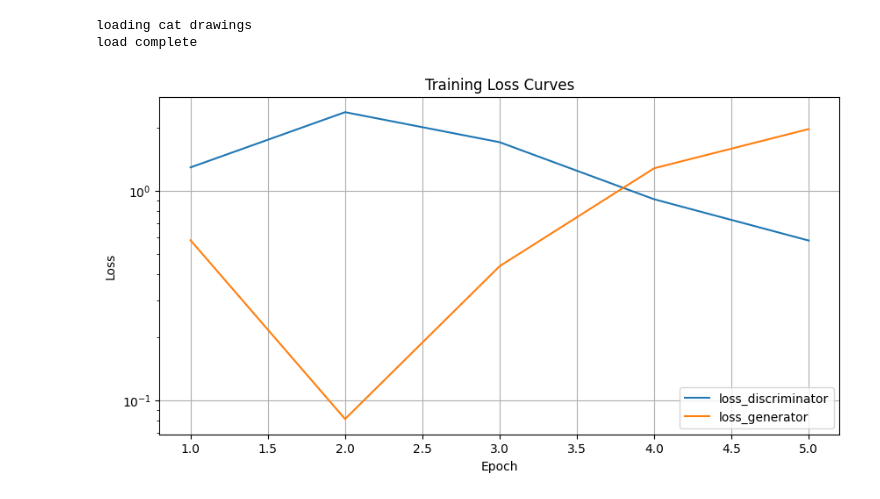
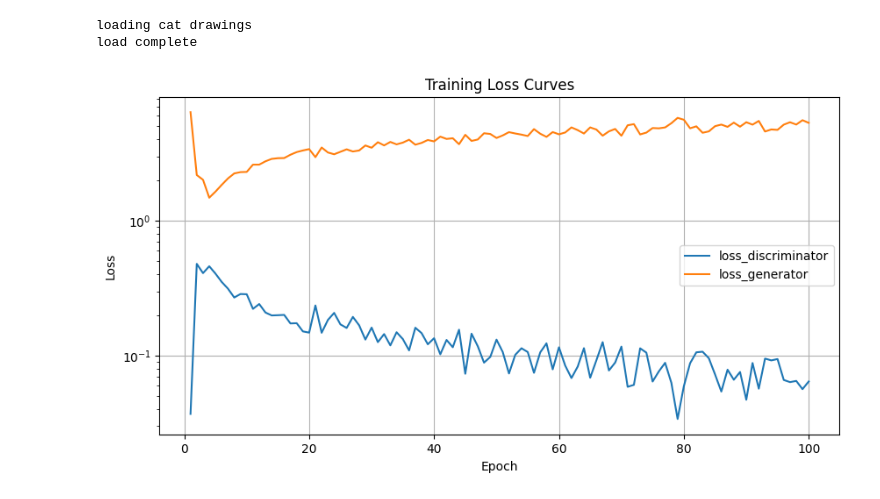
Before and after one commit to ugniusalekna/intro-to-ml, a Jupyter notebook: notebooks/7-generatyviniai-neuroniniai-tinklai.ipynb, the cells around one changed output. Cells and saved outputs as stored; diff of their text form; code cells hidden in the pictures.

```diff
--- a/notebooks/7-generatyviniai-neuroniniai-tinklai.ipynb
+++ b/notebooks/7-generatyviniai-neuroniniai-tinklai.ipynb
@@ -475,28 +475,28 @@ train_gan(generator, discriminator, train_loader, optimizer_G, optimizer_D,
 # %%
 import matplotlib.pyplot as plt
 import pandas as pd
 import os
 
 def plot_loss_curves(log_dir):
     files = [f for f in os.listdir(log_dir) if f.endswith('.csv')]
     plt.figure(figsize=(10, 5))
 
     for file in files:
         data = pd.read_csv(os.path.join(log_dir, file))
         plt.plot(data['Step'], data['Value'], label=file.split('.')[0])
 
     plt.title('Training Loss Curves')
     plt.xlabel('Epoch')
     plt.ylabel('Loss')
     plt.yscale('log')
     plt.legend()
     plt.grid(True)
     plt.show()
 
 
-plot_loss_curves('../logs/09-18_22-38-49')
+plot_loss_curves('../logs/09-18_23-00-32')
 # %% [output]
-[figure, old version]
+[figure, new version]
 # %%
 import os
 import matplotlib.pyplot as plt
```
Also changed, not shown: parts of 1 cell of this notebook, 5 other files.
